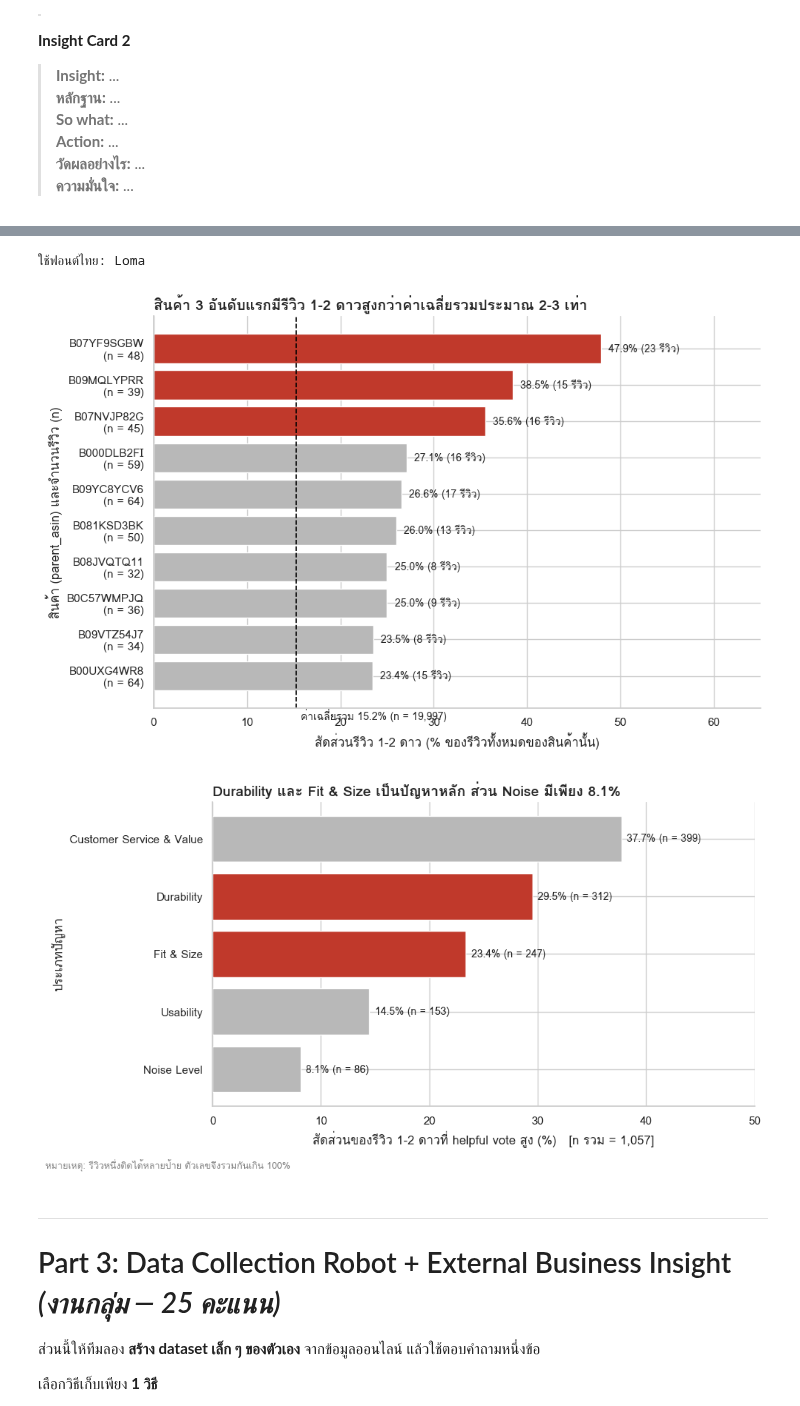
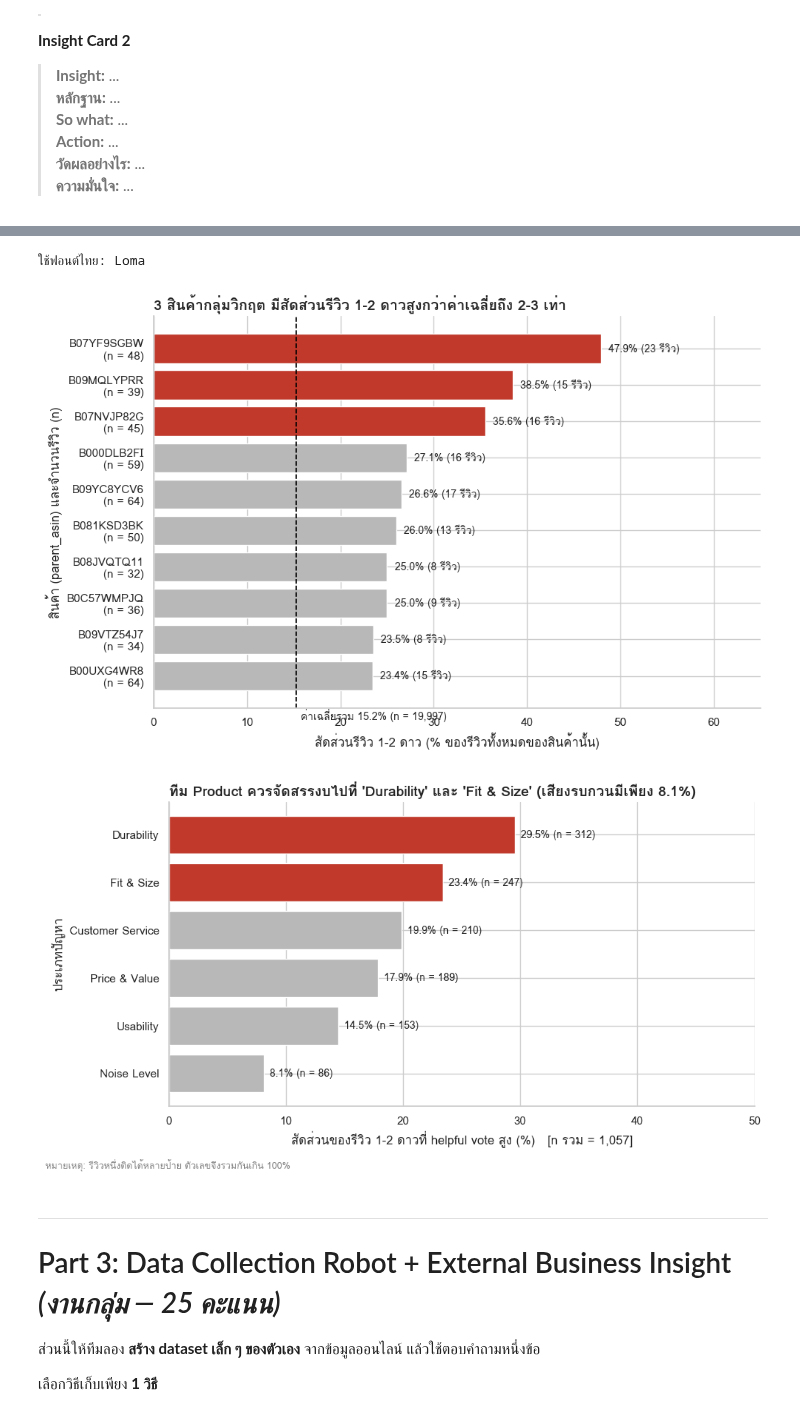
Before and after one commit to doperjerr/Project1-Text_Analytics69, a Jupyter notebook: project1_text_analytics69.ipynb, the cells around one changed output, grey strips where cells are left out. Cells and saved outputs as stored; diff of their text form; code cells hidden in the pictures.

```diff
--- a/project1_text_analytics69.ipynb
+++ b/project1_text_analytics69.ipynb
@@ -1393,10 +1467,8 @@ def find_thai_font():
 def setup_thai_font():
     name = find_thai_font()
     if name is None:
-        # ไม่มีฟอนต์ไทยในเครื่อง (เช่น Colab) -> ติดตั้งฟอนต์ THAI TLWG
         subprocess.run(["apt-get", "install", "-y", "-qq", "fonts-thai-tlwg"],
                        stdout=subprocess.DEVNULL, stderr=subprocess.DEVNULL)
-        # ลงทะเบียนไฟล์ฟอนต์กับ matplotlib ทันที (แทนการรีสตาร์ต)
         for path in glob.glob("/usr/share/fonts/truetype/tlwg/*.ttf"):
             font_manager.fontManager.addfont(path)
         name = find_thai_font()
@@ -1409,12 +1481,13 @@ def setup_thai_font():
 
 setup_thai_font()
 
-HIGHLIGHT = "#C0392B"   # สีเน้นสิ่งที่ต้องดู
-MUTED = "#B8B8B8"       # สีของกลุ่มที่เหลือ
+HIGHLIGHT = "#C0392B"   # สีเน้นสิ่งที่ต้องดู (แดง)
+MUTED = "#B8B8B8"       # สีของกลุ่มที่เหลือ (เทา)
 
 # =====================================================
 # กราฟ 1: สินค้าไหนควรแก้ก่อน (Insight Card 1)
 # =====================================================
+# ⚠️ ข้อควรระวัง: เช็คตัวเลข n และ low จากผลรัน Technique 1 ของคุณอีกครั้งว่าตรงตามนี้หรือไม่
 prod = pd.DataFrame({
     "parent_asin": ["B07YF9SGBW", "B09MQLYPRR", "B07NVJP82G", "B000DLB2FI", "B09YC8YCV6",
                     "B081KSD3BK", "B0C57WMPJQ", "B08JVQTQ11", "B09VTZ54J7", "B00UXG4WR8"],
@@ -1439,7 +1512,8 @@ ax.axvline(overall_rate, color="black", linestyle="--", linewidth=1.2)
 ax.text(overall_rate + 0.5, -0.9, f"ค่าเฉลี่ยรวม {overall_rate:.1f}% (n = 19,997)",
         fontsize=10, va="top")
 
-ax.set_title("สินค้า 3 อันดับแรกมีรีวิว 1-2 ดาวสูงกว่าค่าเฉลี่ยรวมประมาณ 2-3 เท่า",
+# ปรับ Title ให้สอดคล้องกับ Insight Card 1
+ax.set_title("3 สินค้ากลุ่มวิกฤต มีสัดส่วนรีวิว 1-2 ดาวสูงกว่าค่าเฉลี่ยถึง 2-3 เท่า",
              fontsize=14, fontweight="bold", loc="left")
 ax.set_xlabel("สัดส่วนรีวิว 1-2 ดาว (% ของรีวิวทั้งหมดของสินค้านั้น)")
 ax.set_ylabel("สินค้า (parent_asin) และจำนวนรีวิว (n)")
@@ -1450,40 +1524,43 @@ plt.savefig("chart1_low_rating_rate.png", dpi=200)
 plt.show()
 
 # =====================================================
 # กราฟ 2: ปัญหาที่ควรลงทุนแก้ (Insight Card 2)
 # =====================================================
+# ⚠️️ ข้อควรระวัง: โปรดนำ "จำนวนรีวิว (Count)" จริงๆ จากตาราง Technique 2 มาใส่ในช่อง count ด้านล่างนี้
 issue = pd.DataFrame({
-    "issue": ["Customer Service & Value", "Durability", "Fit & Size", "Usability", "Noise Level"],
-    "count": [399, 312, 247, 153, 86],
+    "issue": ["Customer Service", "Price & Value", "Durability", "Fit & Size", "Usability", "Noise Level"],
+    "count": [210, 189, 312, 247, 153, 86], # <--- เปลี่ยนตัวเลข 6 ตัวนี้ให้ตรงกับผลรันโค้ดข้อ 2.5 ของคุณ
 })
-N_TOTAL = 1057                                       # รีวิว 1-2 ดาวที่ helpful vote สูง
+N_TOTAL = 1057 # <--- เปลี่ยนตัวเลขนี้ให้ตรงกับ n รวมของ Helpful Reviews
 issue["pct"] = issue["count"] / N_TOTAL * 100
 issue = issue.sort_values("pct")
 
+# ไฮไลต์เฉพาะปัญหาด้าน Product ที่กินงบวิศวกร (Durability และ Fit & Size)
 colors = [HIGHLIGHT if i in ("Durability", "Fit & Size") else MUTED for i in issue["issue"]]
 
 fig, ax = plt.subplots(figsize=(10, 5.5))
 bars = ax.barh(issue["issue"], issue["pct"], color=colors)
 
 for bar, p, c in zip(bars, issue["pct"], issue["count"]):
     ax.text(bar.get_width() + 0.5, bar.get_y() + bar.get_height() / 2,
             f"{p:.1f}% (n = {c})", va="center", fontsize=10)
 
-ax.set_title("Durability และ Fit & Size เป็นปัญหาหลัก ส่วน Noise มีเพียง 8.1%",
+# ปรับ Title ให้สอดคล้องกับ Insight Card 2
+ax.set_title("ทีม Product ควรจัดสรรงบไปที่ 'Durability' และ 'Fit & Size' (เสียงรบกวนมีเพียง 8.1%)",
              fontsize=14, fontweight="bold", loc="left")
 ax.set_xlabel(f"สัดส่วนของรีวิว 1-2 ดาวที่ helpful vote สูง (%)   [n รวม = {N_TOTAL:,}]")
 ax.set_ylabel("ประเภทปัญหา")
-ax.set_xlim(0, 50)
+ax.set_xlim(0, 50) # ปรับตาม % สูงสุดของข้อมูลคุณ ถ้ามีกราฟทะลุให้เพิ่มเลข 50 นี้
 ax.spines[["top", "right"]].set_visible(False)
 fig.text(0.01, 0.01, "หมายเหตุ: รีวิวหนึ่งติดได้หลายป้าย ตัวเลขจึงรวมกันเกิน 100%",
          fontsize=9, color="gray")
 plt.tight_layout(rect=(0, 0.03, 1, 1))
 plt.savefig("chart2_issue_share.png", dpi=200)
 plt.show()
 # %% [output]
 ใช้ฟอนต์ไทย: Loma
-[figure, old version]
+[figure, new version]
-[figure, old version]
+[figure, new version]
 # %% [markdown]
 ---
 # Part 3: Data Collection Robot + External Business Insight *(งานกลุ่ม — 25 คะแนน)*
```
Also changed, not shown: parts of 18 cells of this notebook.
